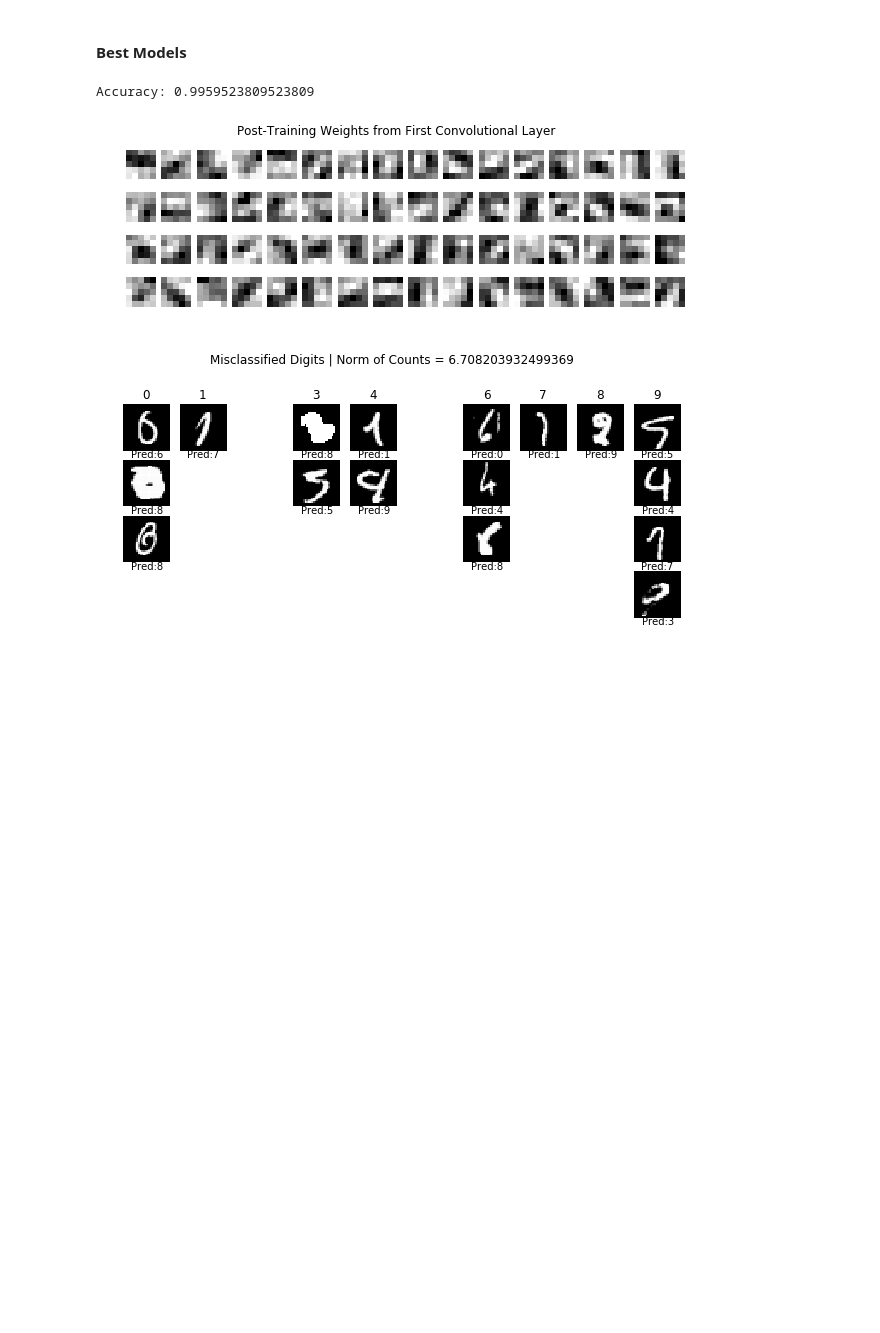
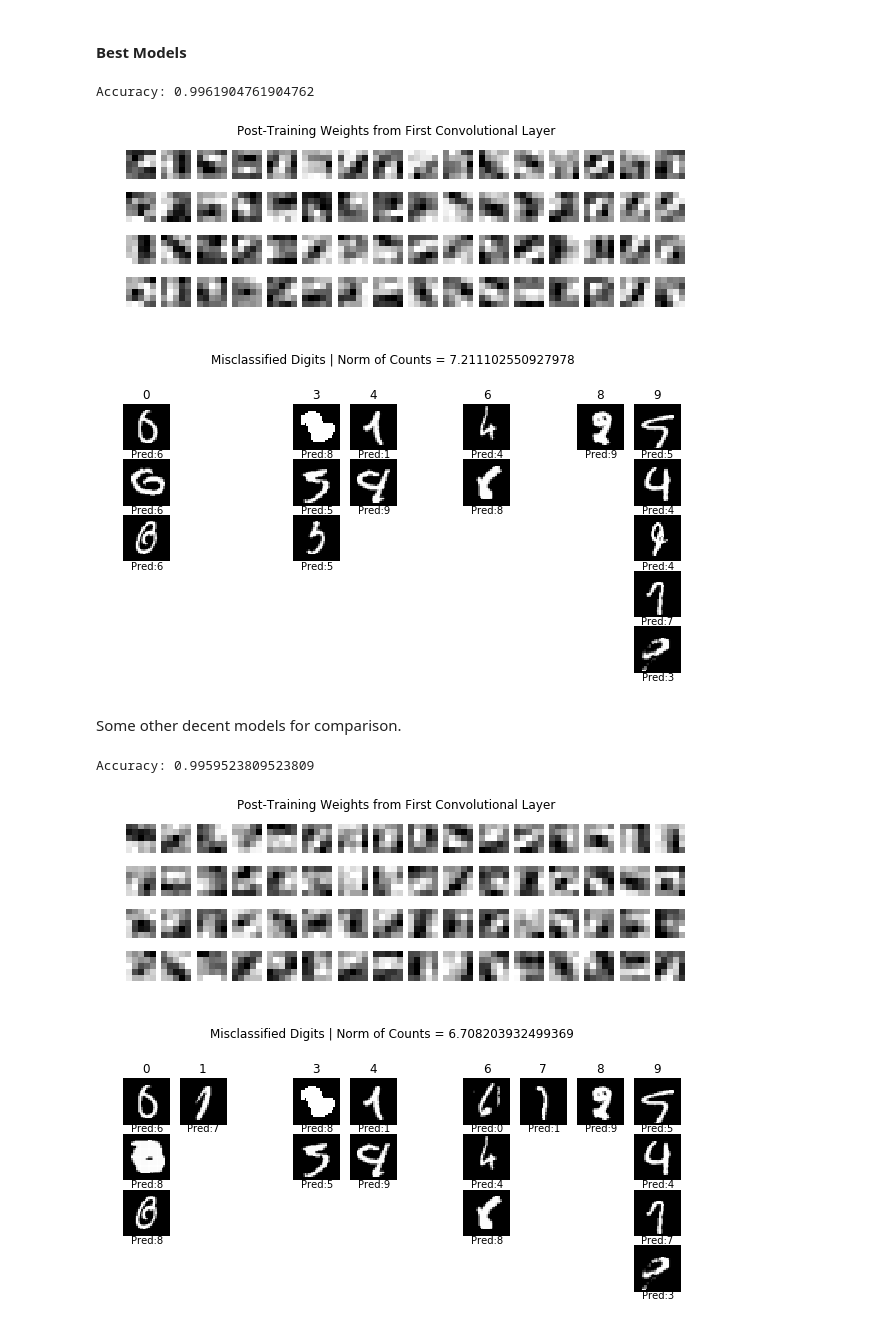
Before and after one commit to g-eoj/kaggle-mnist, a Jupyter notebook: mnist-inception.ipynb, the cells around one changed output. Drawn from its saved outputs; the diff is of its cells as text; code cells hidden in the pictures; blank space fills up the shorter version.

```diff
--- a/mnist-inception.ipynb
+++ b/mnist-inception.ipynb
@@ -741,5 +729,14 @@ Accuracy: 0.9947619047619047
 # %% [markdown]
 #### Best Models
+# %%
+model2 = keras.models.load_model('./mnist-inception-chkpt-29-0.9962_2018-12-02_13-58-36.hdf5')
+evaluate_model(model2, X_val, y_val)
+# %% [output]
+Accuracy: 0.9961904761904762
+[figure, added]
+[figure, added]
+# %% [markdown]
+Some other decent models for comparison.
 # %%
 # best model 1st 60 epochs
 model2 = keras.models.load_model('./mnist-inception-chkpt-37-0.9960_2018-11-25_01-29-15.hdf5')
```
Also changed, not shown: parts of 11 cells of this notebook.
